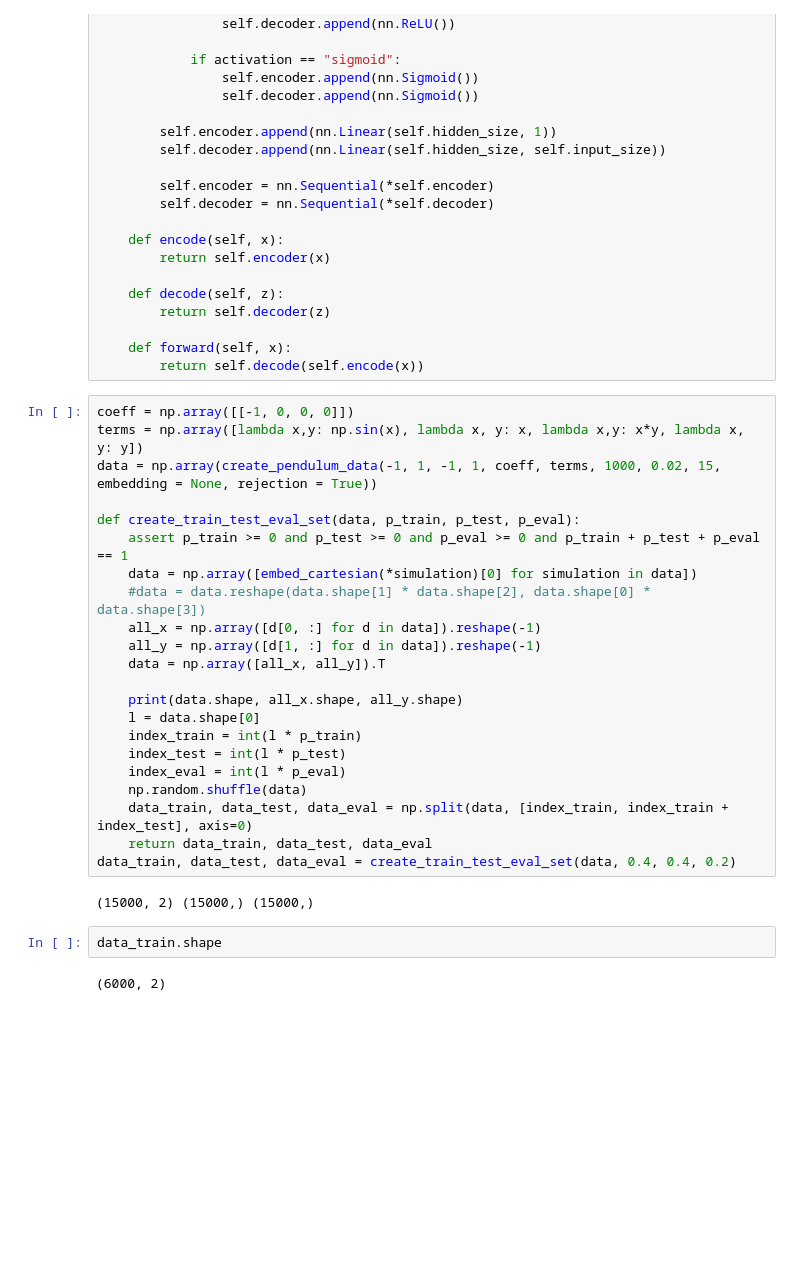
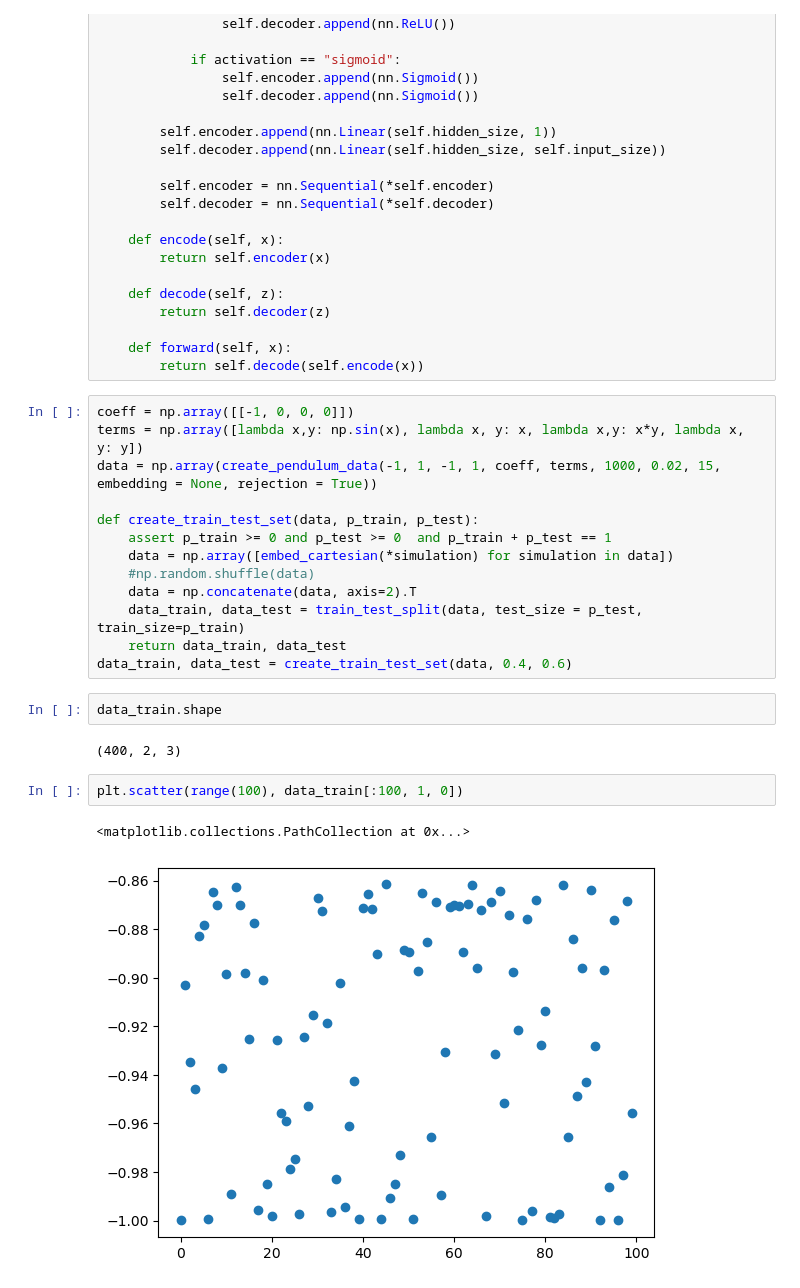
Before and after one commit to AnuR1234/GNN, a Jupyter notebook: Assignment5/Untitled.ipynb, the cells around one changed output. Saved outputs shown, nothing was run; the diff lists cells and outputs as text; blank space fills up the shorter version.

```diff
--- a/Assignment5/Untitled.ipynb
+++ b/Assignment5/Untitled.ipynb
@@ -191,29 +192,23 @@ coeff = np.array([[-1, 0, 0, 0]])
 terms = np.array([lambda x,y: np.sin(x), lambda x, y: x, lambda x,y: x*y, lambda x, y: y])
 data = np.array(create_pendulum_data(-1, 1, -1, 1, coeff, terms, 1000, 0.02, 15, embedding = None, rejection = True))
 
-def create_train_test_eval_set(data, p_train, p_test, p_eval):
-    assert p_train >= 0 and p_test >= 0 and p_eval >= 0 and p_train + p_test + p_eval == 1
-    data = np.array([embed_cartesian(*simulation)[0] for simulation in data])
-    #data = data.reshape(data.shape[1] * data.shape[2], data.shape[0] * data.shape[3])
-    all_x = np.array([d[0, :] for d in data]).reshape(-1)
-    all_y = np.array([d[1, :] for d in data]).reshape(-1)
-    data = np.array([all_x, all_y]).T
-
-    print(data.shape, all_x.shape, all_y.shape)
-    l = data.shape[0]
-    index_train = int(l * p_train)
-    index_test = int(l * p_test)
-    index_eval = int(l * p_eval)
-    np.random.shuffle(data)
-    data_train, data_test, data_eval = np.split(data, [index_train, index_train + index_test], axis=0)
-    return data_train, data_test, data_eval
-data_train, data_test, data_eval = create_train_test_eval_set(data, 0.4, 0.4, 0.2)
+def create_train_test_set(data, p_train, p_test):
+    assert p_train >= 0 and p_test >= 0  and p_train + p_test == 1
+    data = np.array([embed_cartesian(*simulation) for simulation in data])
+    #np.random.shuffle(data)
+    data = np.concatenate(data, axis=2).T
+    data_train, data_test = train_test_split(data, test_size = p_test, train_size=p_train)
+    return data_train, data_test
+data_train, data_test = create_train_test_set(data, 0.4, 0.6)
-# %% [output]
-(15000, 2) (15000,) (15000,)
 # %%
 data_train.shape
 # %% [output]
-(6000, 2)
+(400, 2, 3)
+# %%
+plt.scatter(range(100), data_train[:100, 1, 0])
+# %% [output]
+<matplotlib.collections.PathCollection at 0x...>
+[figure, added]
 # %%
 np.concatenate(data, axis=1).shape
 # %% [output]
```
Also changed, not shown: parts of 17 cells of this notebook, 4 other files.
